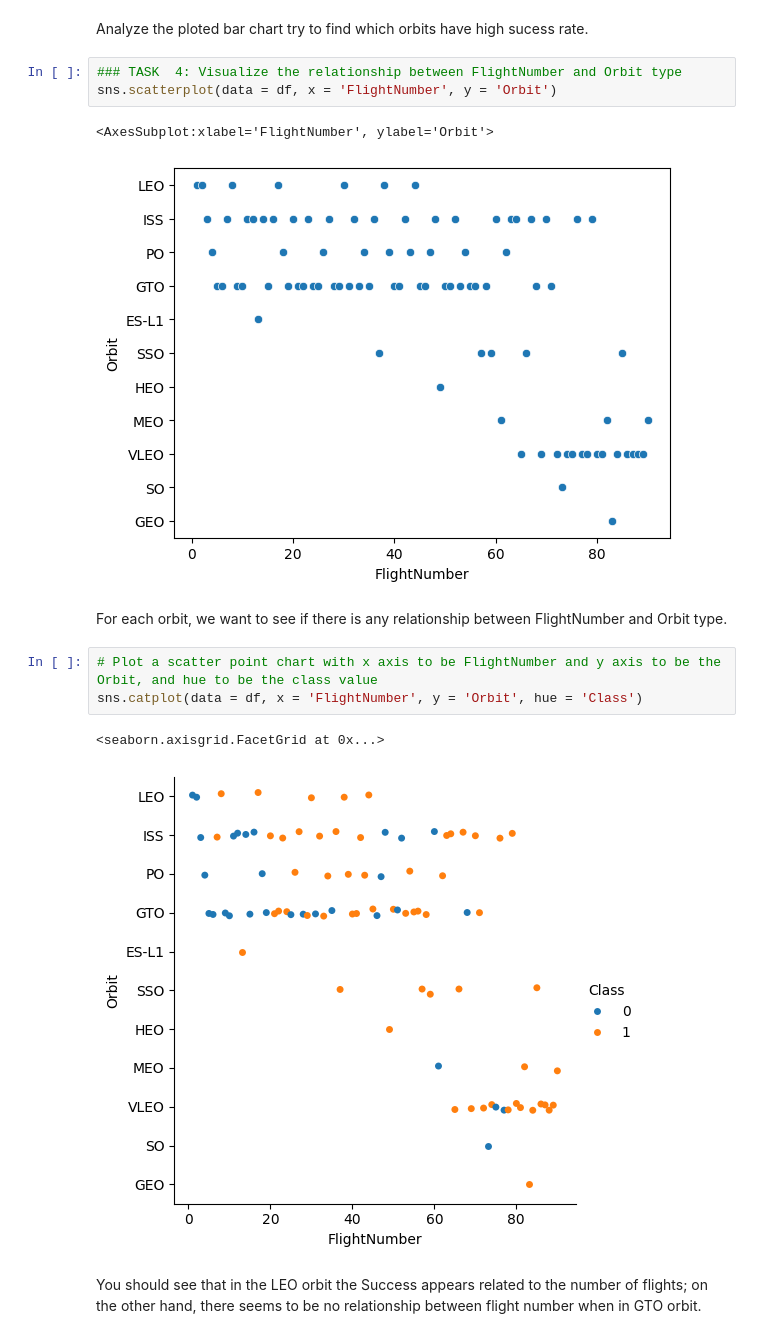
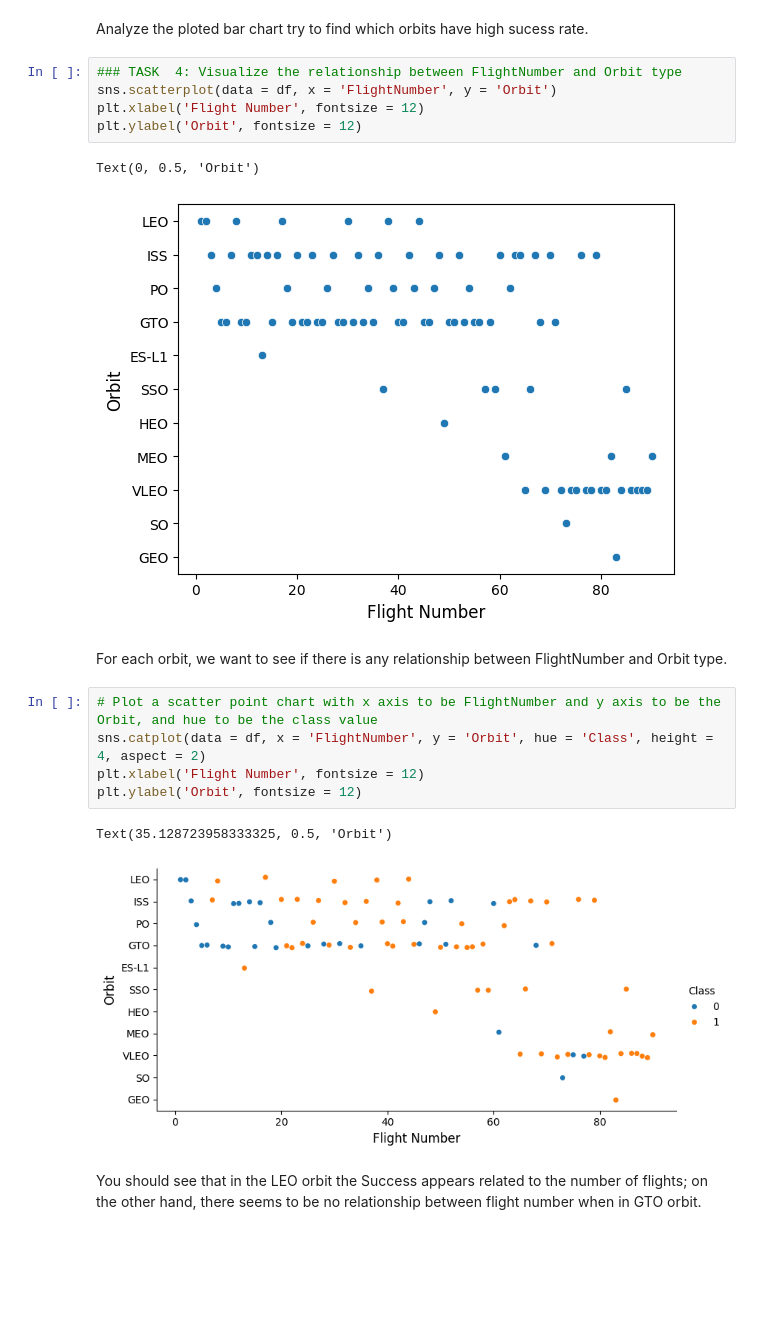
Before and after one commit to jguerrettaz/ibm_dsci_course, a Jupyter notebook: edadataviz.ipynb, the cells around one changed output. Saved outputs shown, nothing was run; the diff lists cells and outputs as text; blank space fills up the shorter version.

```diff
--- a/edadataviz.ipynb
+++ b/edadataviz.ipynb
@@ -194,17 +200,21 @@ Analyze the ploted bar chart try to find which orbits have high sucess rate.
 # %%
 ### TASK  4: Visualize the relationship between FlightNumber and Orbit type
 sns.scatterplot(data = df, x = 'FlightNumber', y = 'Orbit')
+plt.xlabel('Flight Number', fontsize = 12)
+plt.ylabel('Orbit', fontsize = 12)
 # %% [output]
-<AxesSubplot:xlabel='FlightNumber', ylabel='Orbit'>
+Text(0, 0.5, 'Orbit')
-[figure, old version]
+[figure, new version]
 # %% [markdown]
 For each orbit, we want to see if there is any relationship between FlightNumber and Orbit type.
 # %%
 # Plot a scatter point chart with x axis to be FlightNumber and y axis to be the Orbit, and hue to be the class value
-sns.catplot(data = df, x = 'FlightNumber', y = 'Orbit', hue = 'Class')
+sns.catplot(data = df, x = 'FlightNumber', y = 'Orbit', hue = 'Class', height = 4, aspect = 2)
+plt.xlabel('Flight Number', fontsize = 12)
+plt.ylabel('Orbit', fontsize = 12)
 # %% [output]
-<seaborn.axisgrid.FacetGrid at 0x...>
+Text(35.128723958333325, 0.5, 'Orbit')
-[figure, old version]
+[figure, new version]
 # %% [markdown]
 You should see that in the LEO orbit the Success appears related to the number of flights; on the other hand, there seems to be no relationship between flight number when in GTO orbit.
 # %%
```
Also changed, not shown: parts of 15 cells of this notebook.
